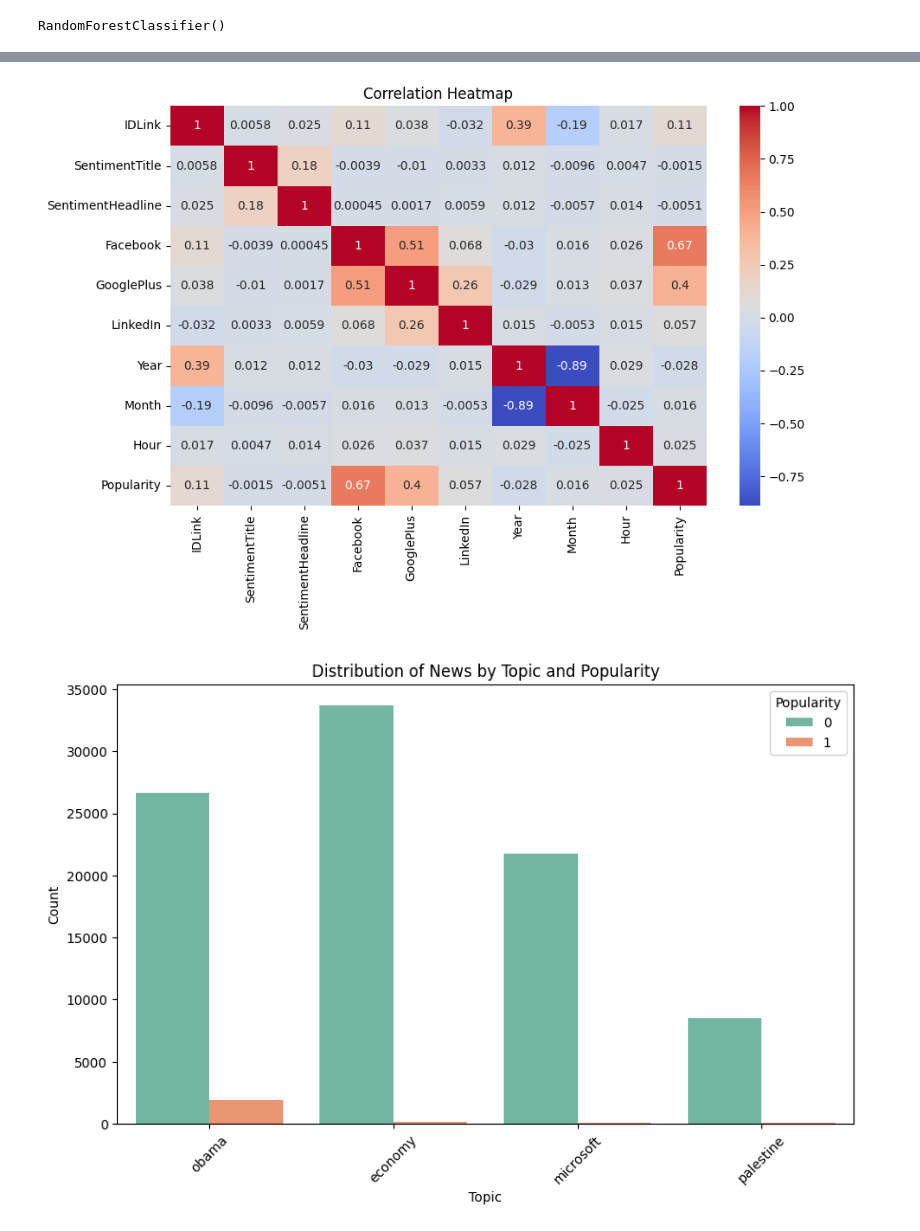
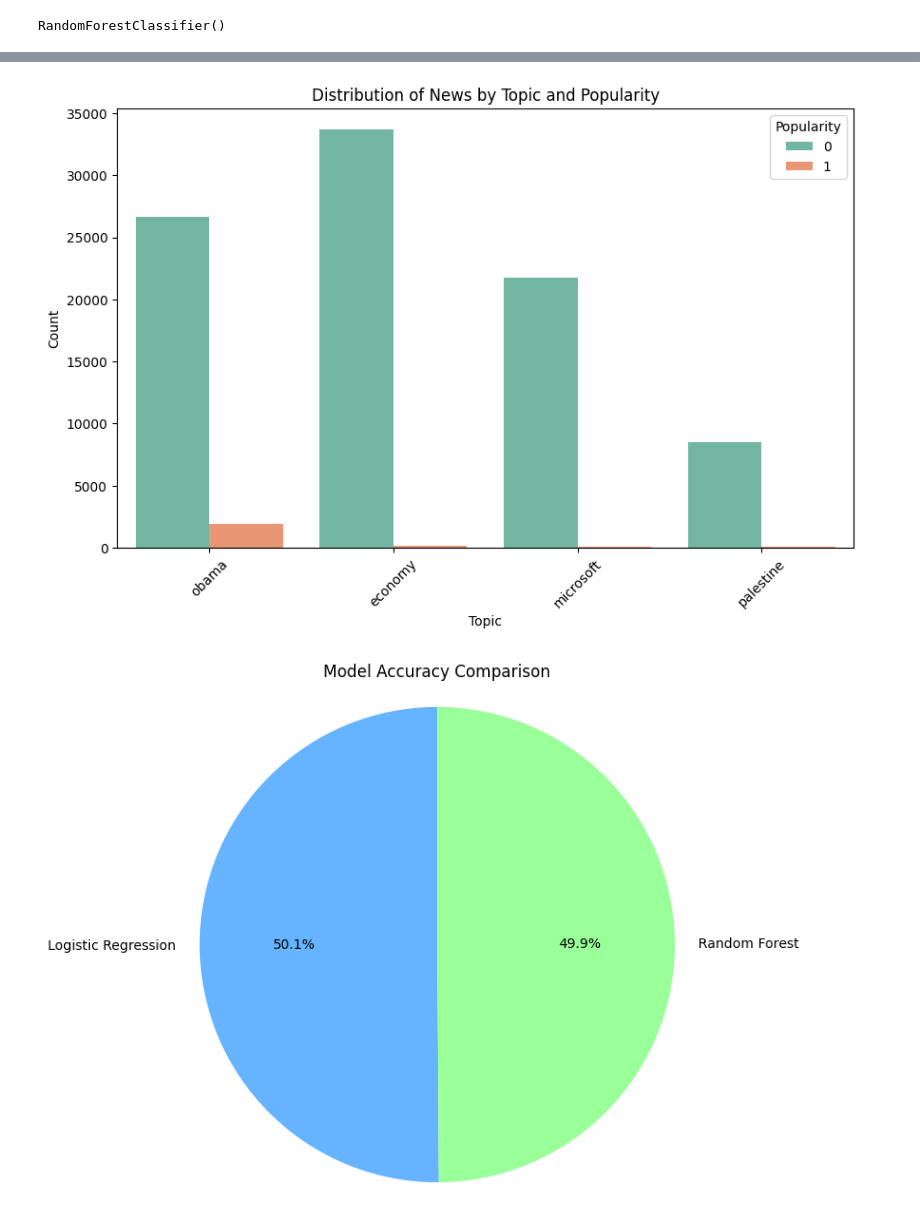
Before and after one commit to MahmoudOsama777/Pattern_Project, a Jupyter notebook: Report.ipynb, the cells around one changed output, grey strips where cells are left out. Drawn from its saved outputs; the diff is of its cells as text; code cells hidden in the pictures.

```diff
--- a/Report.ipynb
+++ b/Report.ipynb
@@ -86,18 +139,28 @@ df_numerical = df.select_dtypes(include=[np.number])
 # %%
-plt.figure(figsize=(10, 6))
-sns.heatmap(df_numerical.corr(), annot=True, cmap='coolwarm')
-plt.title("Correlation Heatmap")
-plt.show()
+# Data Visualization: Bar Plot for 'Topic' and 'Popularity'
+
+df_numerical = df.select_dtypes(include=[np.number])  # Select only the numerical columns from the DataFrame and store them in df_numerical
+
+plt.figure(figsize=(10, 6)) # Create a new figure with a specified size of 10 inches wide by 6 inches tall
+sns.countplot(x='Topic', hue='Popularity', data=df, palette='Set2') # Create a count plot showing the distribution of news articles by 'Topic', 'Popularity'
+plt.title('Distribution of News by Topic and Popularity') # Set the title of the plot
+plt.xlabel('Topic') # Set the label for the x-axis
+plt.ylabel('Count') # Set the label for the y-axis
+plt.xticks(rotation=45) # Rotate the x-axis tick labels by 45 degrees for better readability
+plt.show() # Display the plot
 # %% [output]
-[figure, old version]
+[figure, new version]
 # %%
-plt.figure(figsize=(10, 6))
-sns.countplot(x='Topic', hue='Popularity', data=df, palette='Set2')
-plt.title('Distribution of News by Topic and Popularity')
-plt.xlabel('Topic')
-plt.ylabel('Count')
-plt.xticks(rotation=45)
-plt.show()
+# Data Visualization: Pie Chart comparing Model Accuracy scores
+
+labels = ['Logistic Regression', 'Random Forest'] # Define the labels for the models being compared
+accuracy_scores = [log_accuracy, rf_accuracy] # Create a list containing the accuracy scores calculated earlier for each model
+
+plt.figure(figsize=(7, 7)) # Create a new figure with a specified size of 7x7 inches
+plt.pie(accuracy_scores, labels=labels, autopct='%1.1f%%', startangle=90, colors=['#66b3ff', '#99ff99'])
+plt.title('Model Accuracy Comparison') # Set the title of the chart
+plt.axis('equal') # Ensure the pie chart is drawn as a circle by setting equal aspect ratio
+plt.show() # Display the plot
 # %% [output]
-[figure, old version]
+[figure, new version]
 # %%
```
Also changed, not shown: parts of 20 cells of this notebook, 2 other files.
